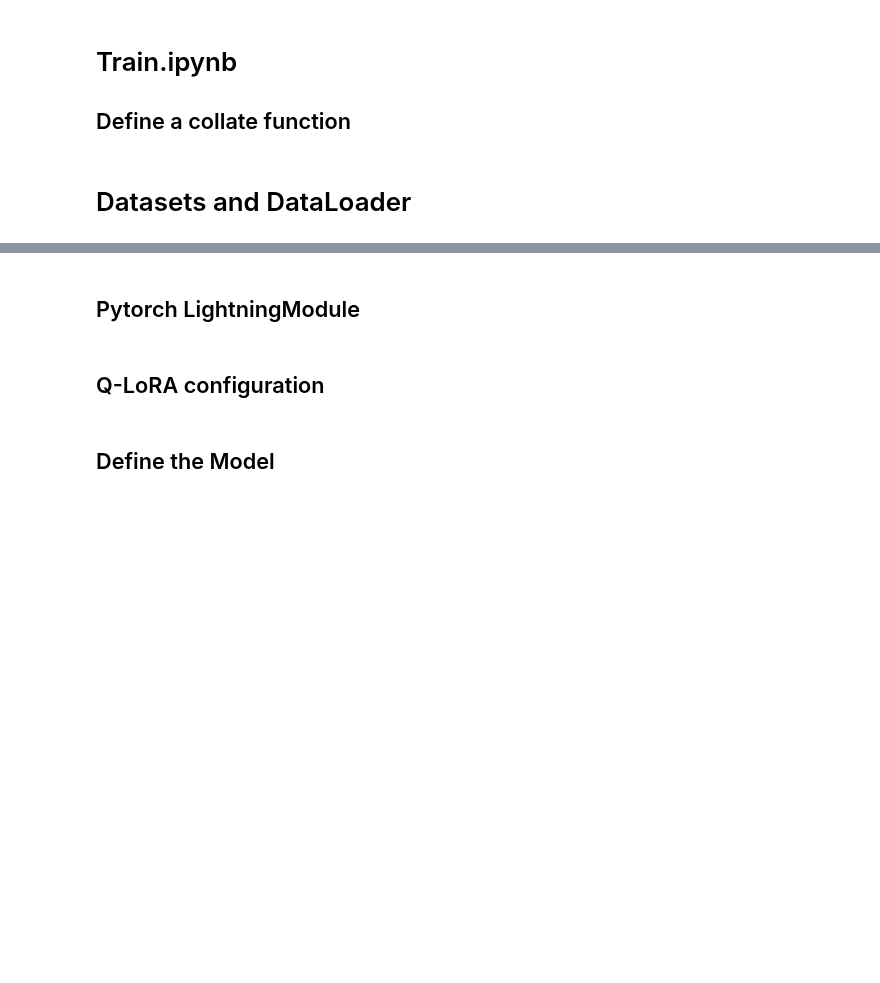
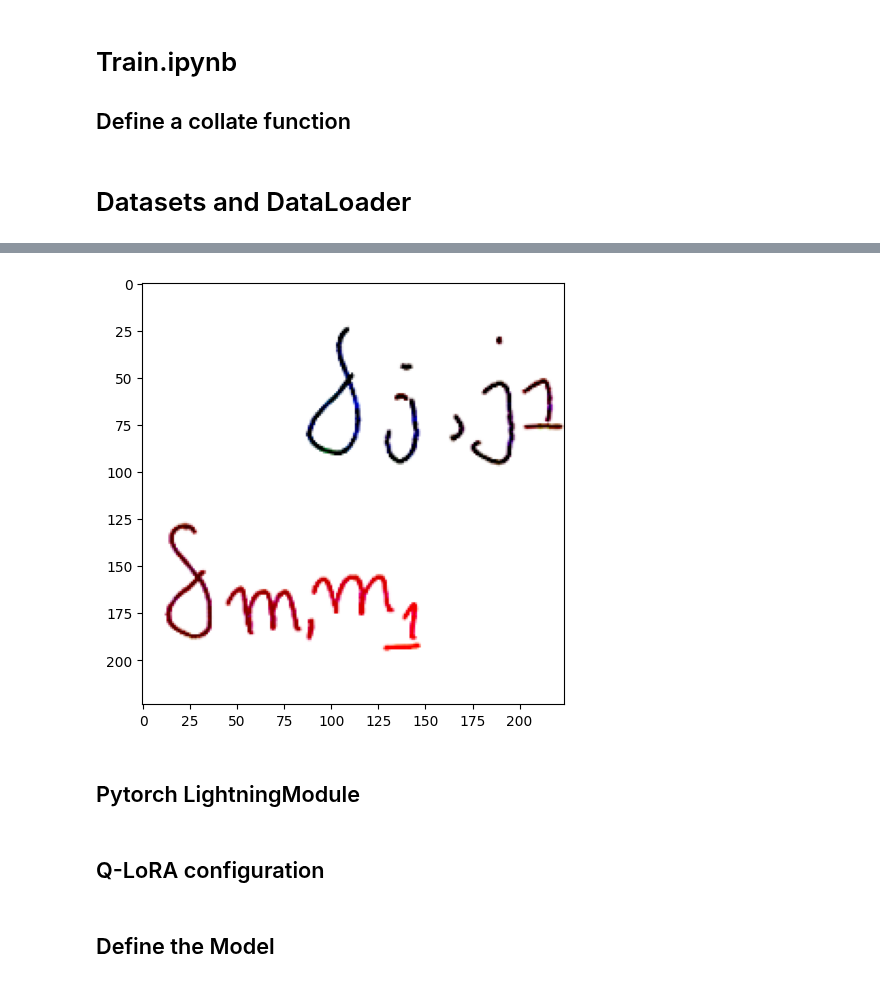
Before and after one commit to jinho-choi123/Handwriting2LaTeX, a Jupyter notebook: colab/colab.ipynb, the cells around one changed output, grey strips where cells are left out. Cells and saved outputs as stored; diff of their text form; code cells hidden in the pictures; blank space fills up the shorter version.

```diff
--- a/colab/colab.ipynb
+++ b/colab/colab.ipynb
@@ -716,7 +716,7 @@ def get_ink_image(ink: Ink,
 
                   figsize: int = 800,
 
-                  linewidth: int=3):
+                  linewidth: int=1):
 
     """
 
@@ -960,8 +960,6 @@ import numpy as np
 import time
 
 import matplotlib.pyplot as plt
-
-
 
 class MathWritingDataset(Dataset):
 
@@ -980,8 +978,6 @@ class MathWritingDataset(Dataset):
             filename = [f'{type_}/{f.name}' for f in (self.dataset_dir / type_).glob("*.inkml")]
 
             self.filenames.extend(filename)
-
-
 
     def __len__(self):
 
@@ -1045,9 +1041,9 @@ class MathWritingDataset(Dataset):
 
 # change "mathwriting-2024-excerpt" into "mathwriting-2024" for real training
 
-train_dataset = MathWritingDataset(data_dir / "mathwriting-2024", data_types=["train", "symbols", "synthetic"])
+train_dataset = MathWritingDataset(data_dir / "mathwriting-2024-excerpt", data_types=["train", "symbols", "synthetic"])
 
-test_dataset = MathWritingDataset(data_dir / "mathwriting-2024", data_types=["test"])
+test_dataset = MathWritingDataset(data_dir / "mathwriting-2024-excerpt", data_types=["test"])
 
 if SHRINK_DATASET:
   train_dataset = torch.utils.data.Subset(train_dataset, range(3_000))
@@ -1056,3 +1052,42 @@ if SHRINK_DATASET:
 # train_dataloader = DataLoader(train_dataset, batch_size=BATCH_SIZE, shuffle=True, collate_fn=train_collate_fn)
 
 # test_dataloader = DataLoader(test_dataset, batch_size=BATCH_SIZE, shuffle=False, collate_fn=test_collate_fn)
+# %%
+# TEST PURPOSE
+# see the dataset, plot the images
+import matplotlib.pyplot as plt
+
+tmp_train_dataset = torch.utils.data.Subset(train_dataset, range(10))
+tmp_train_dataloader = DataLoader(tmp_train_dataset, batch_size=2, shuffle=False, collate_fn=train_collate_fn)
+
+
+it = iter(tmp_train_dataloader)
+input_ids, token_type_ids, attention_mask, pixel_values, labels = next(it)
+
+
+# show images by plotting pixel_values
+plt.imshow(pixel_values[0].permute(1, 2, 0))
+
+# show the inkml sequence
+print(f"input_ids(encoding inkml sequence): {input_ids[0]}")
+print(f"shape of input_ids: {input_ids[0].shape}")
+
+# decode input_ids
+print(f"decoded input_ids: {custom_tokenizer.batch_decode(input_ids)[0]}")
+
+tmp_test_dataset = torch.utils.data.Subset(test_dataset, range(10))
+tmp_test_dataloader = DataLoader(tmp_test_dataset, batch_size=2, shuffle=False, collate_fn=test_collate_fn)
+
+it = iter(tmp_test_dataloader)
+input_ids, attention_mask, pixel_values, labels = next(it)
+
+# show images by plotting pixel_values
+plt.imshow(pixel_values[0].permute(1, 2, 0))
+
+# show the inkml sequence
+print(f"input_ids(encoding inkml sequence): {input_ids[0]}")
+print(f"shape of input_ids: {input_ids[0].shape}")
+
+# decode input_ids
+print(f"decoded input_ids: {custom_tokenizer.batch_decode(input_ids)[0]}")
+# %% [output]
@@ -1059,3 +1130,4 @@ if SHRINK_DATASET:
+[figure, added]
 # %% [markdown]
 ## Pytorch LightningModule
 # %%
```
Also changed, not shown: parts of 6 cells of this notebook.
